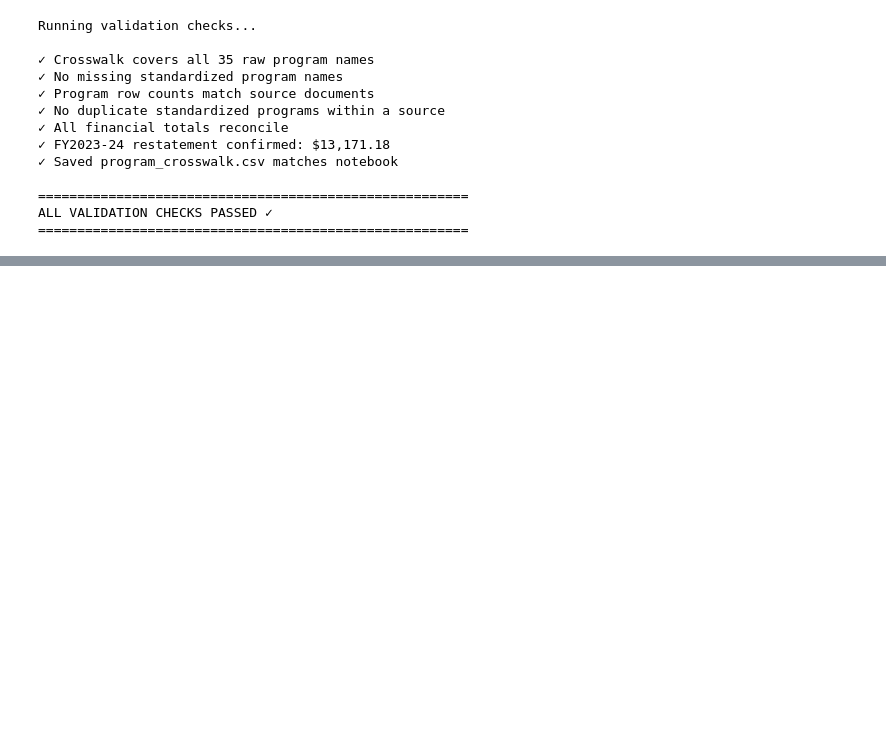
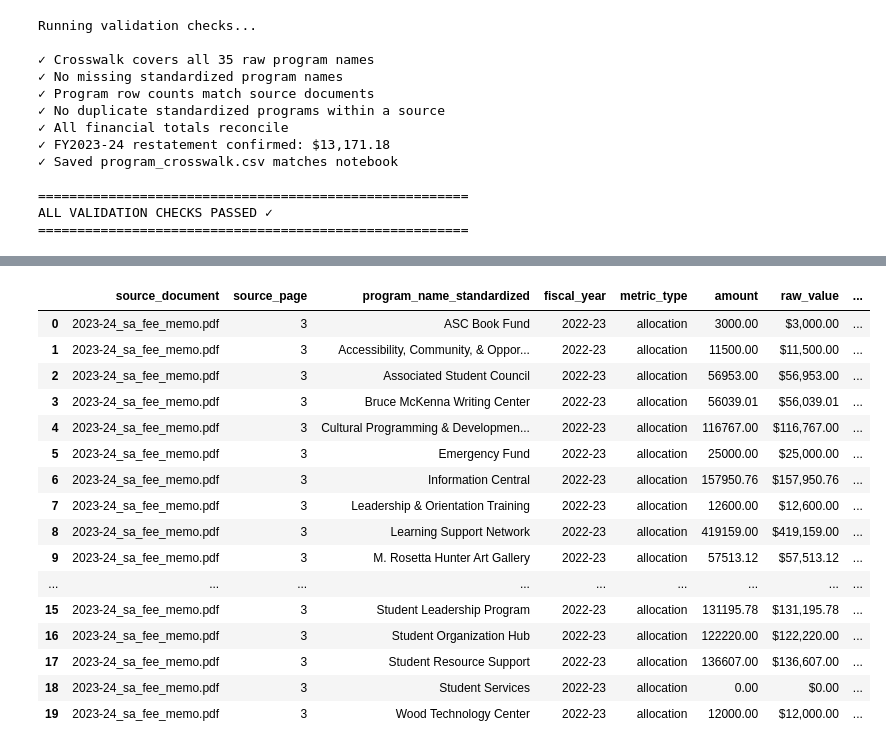
Before and after one commit to MaiNguyen5306/seattle-central-sa-budget-dashboard, a Jupyter notebook: notebooks/02_clean_standardize.ipynb, the cells around one changed output, grey strips where cells are left out. Drawn from its saved outputs; the diff is of its cells as text; code cells hidden in the pictures; blank space fills up the shorter version.

Commit message:
Build validated canonical S&A budget dataset

```diff
--- a/notebooks/02_clean_standardize.ipynb
+++ b/notebooks/02_clean_standardize.ipynb
@@ -1236,0 +1359,29 @@ ALL VALIDATION CHECKS PASSED ✓
+# %%
+sa_budget_reported_long = pd.concat(
+    [
+        reported_2023,
+        reported_2024,
+        reported_2025,
+    ],
+    ignore_index=True,
+)
+
+sa_budget_reported_long = (
+    sa_budget_reported_long
+    .sort_values(
+        [
+            "fiscal_year",
+            "metric_type",
+            "program_name_standardized",
+            "source_document",
+        ]
+    )
+    .reset_index(drop=True)
+)
+
+display(sa_budget_reported_long.head(10))
+
+print(
+    "Rows:",
+    len(sa_budget_reported_long)
+)
@@ -1236,0 +1401,33 @@ ALL VALIDATION CHECKS PASSED ✓
+# %%
+display(
+    sa_budget_reported_long[
+        [
+            "source_document",
+            "source_page",
+            "program_name_standardized",
+            "fiscal_year",
+            "metric_type",
+            "amount",
+            "raw_value",
+            "metric_context",
+        ]
+    ].head(20)
+)
+# %% [output]
+|  | source_document | source_page | program_name_standardized | fiscal_year | metric_type | amount | raw_value | ... |
+| 0 | 2023-24_sa_fee_memo.pdf | 3 | ASC Book Fund | 2022-23 | allocation | 3000.00 | $3,000.00 | ... |
+| 1 | 2023-24_sa_fee_memo.pdf | 3 | Accessibility, Community, & Oppor... | 2022-23 | allocation | 11500.00 | $11,500.00 | ... |
+| 2 | 2023-24_sa_fee_memo.pdf | 3 | Associated Student Council | 2022-23 | allocation | 56953.00 | $56,953.00 | ... |
+| 3 | 2023-24_sa_fee_memo.pdf | 3 | Bruce McKenna Writing Center | 2022-23 | allocation | 56039.01 | $56,039.01 | ... |
+| 4 | 2023-24_sa_fee_memo.pdf | 3 | Cultural Programming & Developmen... | 2022-23 | allocation | 116767.00 | $116,767.00 | ... |
+| 5 | 2023-24_sa_fee_memo.pdf | 3 | Emergency Fund | 2022-23 | allocation | 25000.00 | $25,000.00 | ... |
+| 6 | 2023-24_sa_fee_memo.pdf | 3 | Information Central | 2022-23 | allocation | 157950.76 | $157,950.76 | ... |
+| 7 | 2023-24_sa_fee_memo.pdf | 3 | Leadership & Orientation Training | 2022-23 | allocation | 12600.00 | $12,600.00 | ... |
+| 8 | 2023-24_sa_fee_memo.pdf | 3 | Learning Support Network | 2022-23 | allocation | 419159.00 | $419,159.00 | ... |
+| 9 | 2023-24_sa_fee_memo.pdf | 3 | M. Rosetta Hunter Art Gallery | 2022-23 | allocation | 57513.12 | $57,513.12 | ... |
+| ... | ... | ... | ... | ... | ... | ... | ... | ... |
+| 15 | 2023-24_sa_fee_memo.pdf | 3 | Student Leadership Program | 2022-23 | allocation | 131195.78 | $131,195.78 | ... |
+| 16 | 2023-24_sa_fee_memo.pdf | 3 | Student Organization Hub | 2022-23 | allocation | 122220.00 | $122,220.00 | ... |
+| 17 | 2023-24_sa_fee_memo.pdf | 3 | Student Resource Support | 2022-23 | allocation | 136607.00 | $136,607.00 | ... |
+| 18 | 2023-24_sa_fee_memo.pdf | 3 | Student Services | 2022-23 | allocation | 0.00 | $0.00 | ... |
+| 19 | 2023-24_sa_fee_memo.pdf | 3 | Wood Technology Center | 2022-23 | allocation | 12000.00 | $12,000.00 | ... |
```
Also changed, not shown: parts of 17 cells of this notebook, 2 other files.
